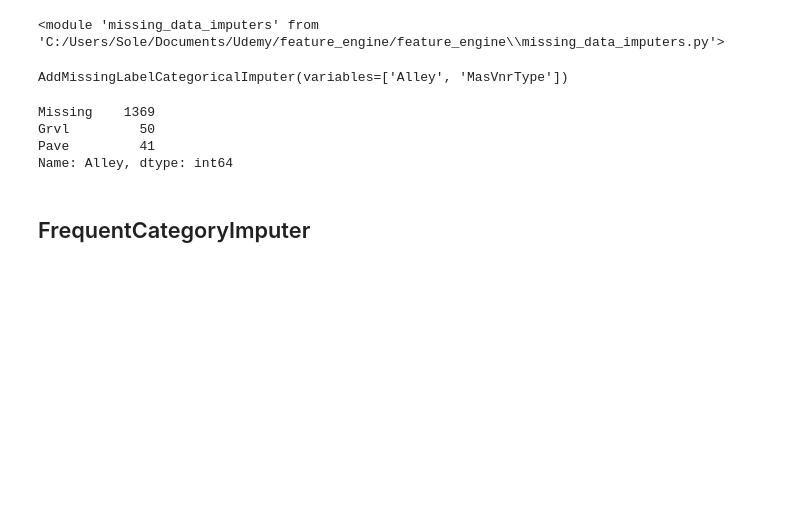
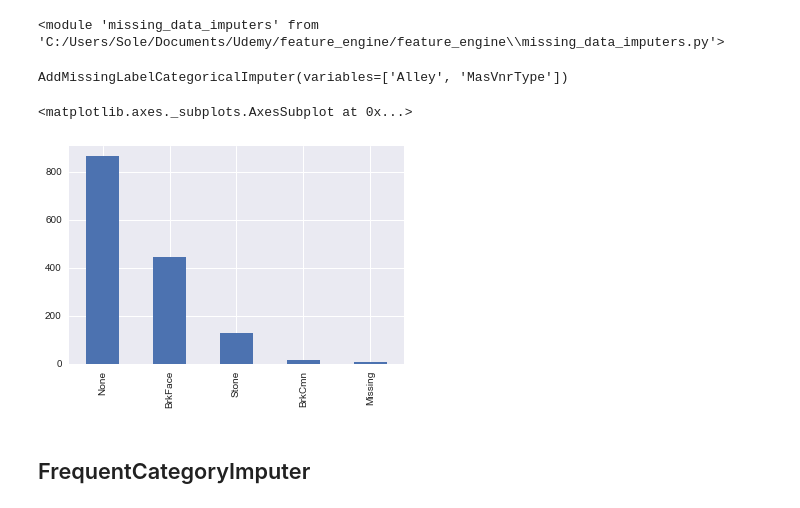
Before and after one commit to feature-engine/feature_engine, a Jupyter notebook: examples/missing_data_imputers.ipynb, the cells around one changed output. Drawn from its saved outputs; the diff is of its cells as text; code cells hidden in the pictures; blank space fills up the shorter version.

```diff
--- a/examples/missing_data_imputers.ipynb
+++ b/examples/missing_data_imputers.ipynb
@@ -184,13 +198,13 @@ addLabel_imputer = msi.AddMissingLabelCategoricalImputer(variables = ['Alley', '
 addLabel_imputer.fit(data)
 # %% [output]
 AddMissingLabelCategoricalImputer(variables=['Alley', 'MasVnrType'])
-# %%
-data['Alley'].value_counts()
-# %% [output]
-Missing    1369
-Grvl         50
-Pave         41
-Name: Alley, dtype: int64
+# %%
+data_tf = addLabel_imputer.transform(data)
+# %%
+data_tf['MasVnrType'].value_counts().plot.bar()
+# %% [output]
+<matplotlib.axes._subplots.AxesSubplot at 0x...>
+[figure, added]
 # %% [markdown]
 ## FrequentCategoryImputer
 # %%
```
Also changed, not shown: parts of 11 cells of this notebook, 2 other files.
